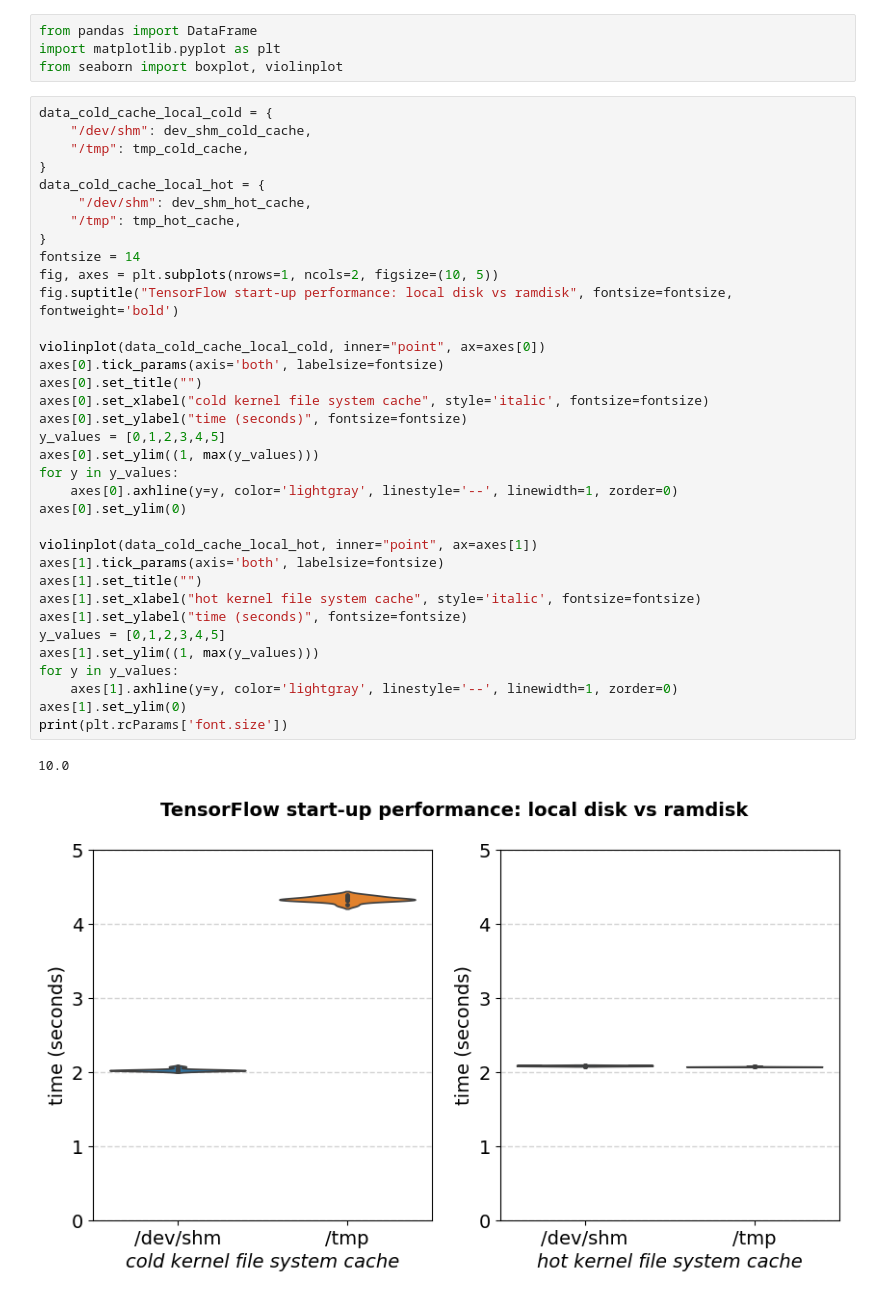
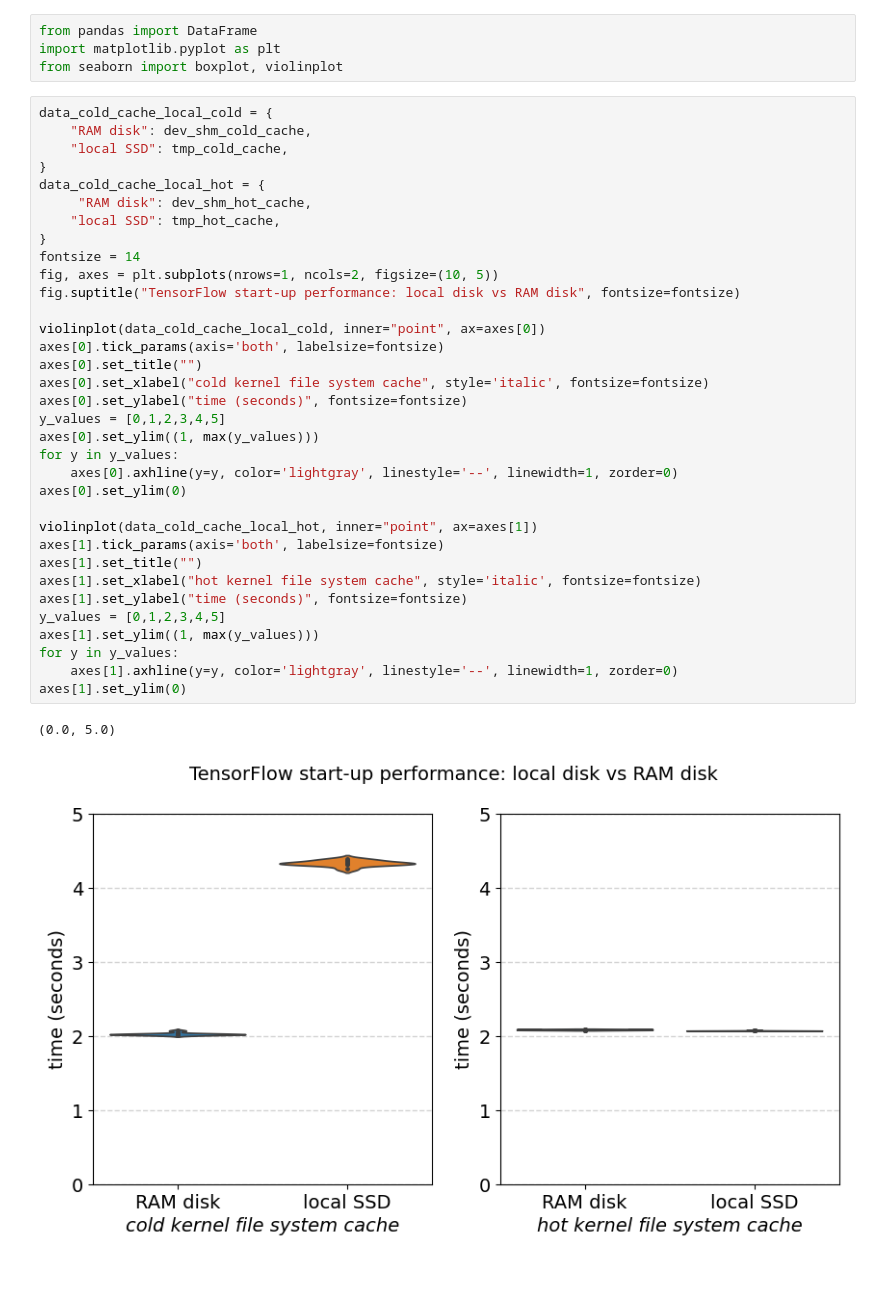
Before and after one commit to multixscale/cvmfs-tutorial-hpc-best-practices, a Jupyter notebook: cvmfs_perf_tensorflow_hpcugent.ipynb, the cells around one changed output. Drawn from its saved outputs; the diff is of its cells as text.

```diff
--- a/cvmfs_perf_tensorflow_hpcugent.ipynb
+++ b/cvmfs_perf_tensorflow_hpcugent.ipynb
@@ -94,39 +200,38 @@ import matplotlib.pyplot as plt
 from seaborn import boxplot, violinplot
 # %%
 data_cold_cache_local_cold = {
-    "/dev/shm": dev_shm_cold_cache,
-    "/tmp": tmp_cold_cache,
+    "RAM disk": dev_shm_cold_cache,
+    "local SSD": tmp_cold_cache,
 }
 data_cold_cache_local_hot = {
-     "/dev/shm": dev_shm_hot_cache,
-    "/tmp": tmp_hot_cache,
+     "RAM disk": dev_shm_hot_cache,
+    "local SSD": tmp_hot_cache,
 }
 fontsize = 14
 fig, axes = plt.subplots(nrows=1, ncols=2, figsize=(10, 5))
-fig.suptitle("TensorFlow start-up performance: local disk vs ramdisk", fontsize=fontsize, fontweight='bold')
+fig.suptitle("TensorFlow start-up performance: local disk vs RAM disk", fontsize=fontsize)
 
 violinplot(data_cold_cache_local_cold, inner="point", ax=axes[0])
 axes[0].tick_params(axis='both', labelsize=fontsize)
 axes[0].set_title("")
 axes[0].set_xlabel("cold kernel file system cache", style='italic', fontsize=fontsize)
 axes[0].set_ylabel("time (seconds)", fontsize=fontsize)
 y_values = [0,1,2,3,4,5]
 axes[0].set_ylim((1, max(y_values)))
 for y in y_values:
     axes[0].axhline(y=y, color='lightgray', linestyle='--', linewidth=1, zorder=0)
 axes[0].set_ylim(0)
 
 violinplot(data_cold_cache_local_hot, inner="point", ax=axes[1])
 axes[1].tick_params(axis='both', labelsize=fontsize)
 axes[1].set_title("")
 axes[1].set_xlabel("hot kernel file system cache", style='italic', fontsize=fontsize)
 axes[1].set_ylabel("time (seconds)", fontsize=fontsize)
 y_values = [0,1,2,3,4,5]
 axes[1].set_ylim((1, max(y_values)))
 for y in y_values:
     axes[1].axhline(y=y, color='lightgray', linestyle='--', linewidth=1, zorder=0)
 axes[1].set_ylim(0)
-print(plt.rcParams['font.size'])
 # %% [output]
-10.0
+(0.0, 5.0)
-[figure, old version]
+[figure, new version]
```
Also changed, not shown: parts of 30 cells of this notebook, 7 other files.
